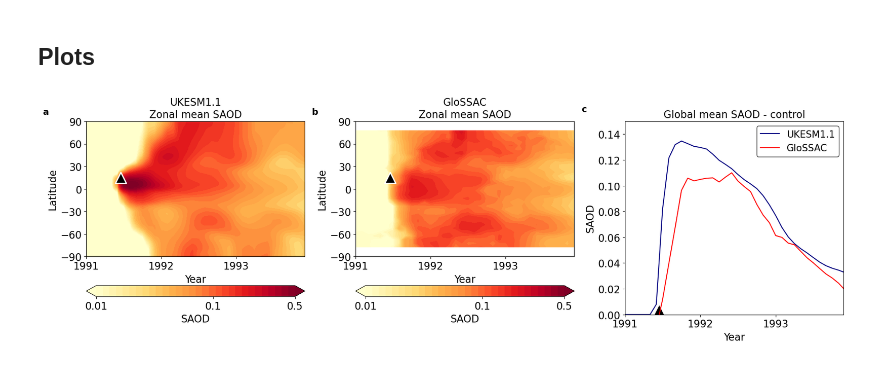
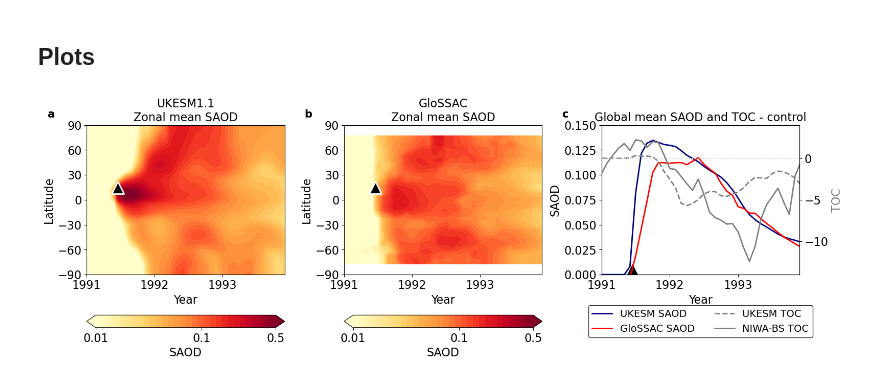
Before and after one commit to maychim/volc_ozone, a Jupyter notebook: Figure6.ipynb, the cells around one changed output. Cells and saved outputs as stored; diff of their text form; code cells hidden in the pictures.

Commit message:
Updated Figure 6

```diff
--- a/Figure6.ipynb
+++ b/Figure6.ipynb
@@ -50,7 +51,7 @@ def calc_toc(df):
 
     globalmean = sum_weighted.mean(("longitude", "latitude"))
 
-    return zonalmean
+    return zonalmean, globalmean
 
 
 def calc_antarc_toc(df):
@@ -148,7 +154,10 @@ glossac_mean = SAOD_weighted.mean("lat")
 glossac_zonal_mean = SAOD_weighted.mean("time")
 
 # 1979-1990 mean as control
-sliced_glossac_control = glossac.Glossac_Aerosol_Optical_Depth[:144,:,2]
+#sliced_glossac_control = glossac.Glossac_Aerosol_Optical_Depth[:144,:,2]
+# 1986-1990 mean as control
+sliced_glossac_control = glossac.Glossac_Aerosol_Optical_Depth[12*7:144,:,2]
+
 
 # change the time array to datetime coordinates for groupby
 data_array = sliced_glossac_control.fillna(0)
@@ -164,17 +173,20 @@ glossac_control_global_mean = SAOD_weighted.mean(dim=["lat"])
 ens_toc = hist_ozone['pinatubo'].m01s50i219.mean(dim='ensemble')
 ens_control_toc = hist_ozone['control'].m01s50i219.mean(dim='ensemble')
 
-zonal_toc = calc_toc(ens_toc)
+zonal_toc, global_toc = calc_toc(ens_toc)
 antarc_toc = calc_antarc_toc(ens_toc)
 
-zonal_control_toc = calc_toc(ens_control_toc)
+zonal_control_toc, global_control_toc = calc_toc(ens_control_toc)
 antarc_control_toc = calc_antarc_toc(ens_control_toc)
 # %%
-fig1, axes1 = plt.subplots(1, 3, figsize=(18, 6))
+fig1 = plt.figure(figsize=(18, 6))
+gs = gridspec.GridSpec(2, 3, height_ratios=[18, 1.5])
+ax1 = fig1.add_subplot(gs[0, 0])
+ax2 = fig1.add_subplot(gs[0, 1])
+ax3 = fig1.add_subplot(gs[0, 2])
 
 # Plot 1: UKESM1.1
-ax1 = axes1[0]
-ax1.text(-0.2, 1.05, 'a', transform=ax1.transAxes, fontsize=14, fontweight='bold')
+ax1.text(-0.2, 1.05, 'a', transform=ax1.transAxes, fontsize=15, fontweight='bold')
 
 latitudes = zonal_toc.latitude
 time = np.arange(1991,1994,1/12)
@@ -186,10 +198,6 @@ contour1 = ax1.contourf(X, Y, zonal_saod.transpose(), levels=levels, cmap='YlOrR
                        norm=LogNorm(vmin=0.01, vmax=0.5))
 ax1.scatter(1991+165/360, 15, marker='^', color='k', s=300, ec='white',lw=2)
 
-cbar1 = plt.colorbar(contour1, ax=ax1, label='SAOD', orientation='horizontal', pad=0.15)
-cbar1.set_ticks([0.01, 0.1, 0.5])
-cbar1.set_ticklabels(['0.01', '0.1', '0.5'])
-
 ax1.set_title('UKESM1.1\nZonal mean SAOD')
 ax1.set_xlabel('Year')
 ax1.set_yticks(np.arange(-90, 91, 30))
@@ -198,49 +206,70 @@ ax1.set_xticks([1991, 1992, 1993])
 
 
 # Plot 2: ML-TOMCAT
-ax2 = axes1[1]
-ax2.text(-0.2, 1.05, 'b', transform=ax2.transAxes, fontsize=14, fontweight='bold')
+ax2.text(-0.2, 1.05, 'b', transform=ax2.transAxes, fontsize=15, fontweight='bold')
 latitudes = sliced_glossac.lat
 time = np.arange(1991,1994,1/12)
 X, Y = np.meshgrid(time, latitudes)
 
 levels = np.logspace(np.log10(0.01), np.log10(0.5), 31)
 
 contour2 = ax2.contourf(X, Y, sliced_glossac.transpose(), levels=levels, cmap='YlOrRd', extend='both',
                        norm=LogNorm(vmin=0.01, vmax=0.5))
 ax2.scatter(1991+165/360, 15, marker='^', color='k', s=300, ec='white',lw=2)
 
-cbar2 = plt.colorbar(contour2, ax=ax2, label='SAOD', orientation='horizontal', pad=0.15)
-cbar2.set_ticks([0.01, 0.1, 0.5])
-cbar2.set_ticklabels(['0.01', '0.1', '0.5'])
 
 ax2.set_title('GloSSAC\nZonal mean SAOD')
 ax2.set_xlabel('Year')
 ax2.set_yticks(np.arange(-90, 91, 30))
 ax2.set_ylabel('Latitude')
 ax2.set_xticks([1991, 1992, 1993])
 
 
 # Plot 3: SAOD time series
-ax3 = axes1[2]
-ax3.text(-0.2, 1.05, 'c', transform=ax3.transAxes, fontsize=14, fontweight='bold')
+ax3.text(-0.2, 1.05, 'c', transform=ax3.transAxes, fontsize=15, fontweight='bold')
 time = np.arange(1991,1994,1/12)
 
-ax3.plot(time, global_saod - global_control_saod, label='UKESM1.1', color = 'navy')
-ax3.plot(time, glossac_mean.groupby('time.month') - glossac_control_global_mean, label='GloSSAC', color = 'red')
+ax3.plot(time, global_saod - global_control_saod, label='UKESM SAOD', color = 'navy', lw = 2)
+ax3.plot(time, glossac_mean.groupby('time.month') - glossac_control_global_mean, label='GloSSAC SAOD', color = 'red', lw = 2)
+
+ax3_right = ax3.twinx()
+ax3_right.plot(time, global_toc - global_control_toc, label='UKESM TOC', ls = '--', lw = 2, color = 'grey')
+ax3_right.plot(time, BD_global.groupby('time.month') - BD_global_control_gb, label='NIWA-BS TOC',color = 'grey', lw = 2)
+ax3_right.axhline(0, color='lightgrey',ls='dotted')
+
 ax3.scatter(1991.45,0, color='k', ec = 'white', marker='^', s=1200, lw=2)
 
-ax3.set_title('Global mean SAOD - control')
+ax3.set_title('Global mean SAOD and TOC - control')
 ax3.set_xlabel('Year')
 ax3.set_xticks([1991, 1992, 1993])
 ax3.set_ylabel('SAOD')
 ax3.set_ylim(0,0.15)
 ax3.set_xlim(1991,1993.9)
-ax3.legend(fontsize = 15)
+ax3_right.set_ylabel('TOC', color='grey')
+ax3_right.set_ylim(-14,4)
 
-plt.tight_layout()
-plt.subplots_adjust(top=0.85)
+
+cbar_ax = fig1.add_subplot(gs[1, 0])
+cbar = fig1.colorbar(contour2, cax=cbar_ax, orientation='horizontal')
+cbar.set_label('SAOD')
+cbar.set_ticks([0.01, 0.1, 0.5])
+cbar.set_ticklabels(['0.01', '0.1', '0.5'])
+
+cbar_ax = fig1.add_subplot(gs[1, 1])
+cbar = fig1.colorbar(contour2, cax=cbar_ax, orientation='horizontal')
+cbar.set_label('SAOD')
+cbar.set_ticks([0.01, 0.1, 0.5])
+cbar.set_ticklabels(['0.01', '0.1', '0.5'])
+
+
+legend_ax = fig1.add_subplot(gs[1, 2])
+legend_ax.axis('off')
+lines1, labels1 = ax3.get_legend_handles_labels()
+lines2, labels2 = ax3_right.get_legend_handles_labels()
+legend_ax.legend(lines1 + lines2, labels1 + labels2, loc='center', ncol=2, fontsize=14, frameon=True)
+
+plt.subplots_adjust(top=0.88, bottom=0.22, hspace=0.5, wspace=0.3)
 plt.show()
 # %% [output]
-[figure, old version]
+[figure, new version]
 # %%
```
Also changed, not shown: parts of 3 cells of this notebook.
